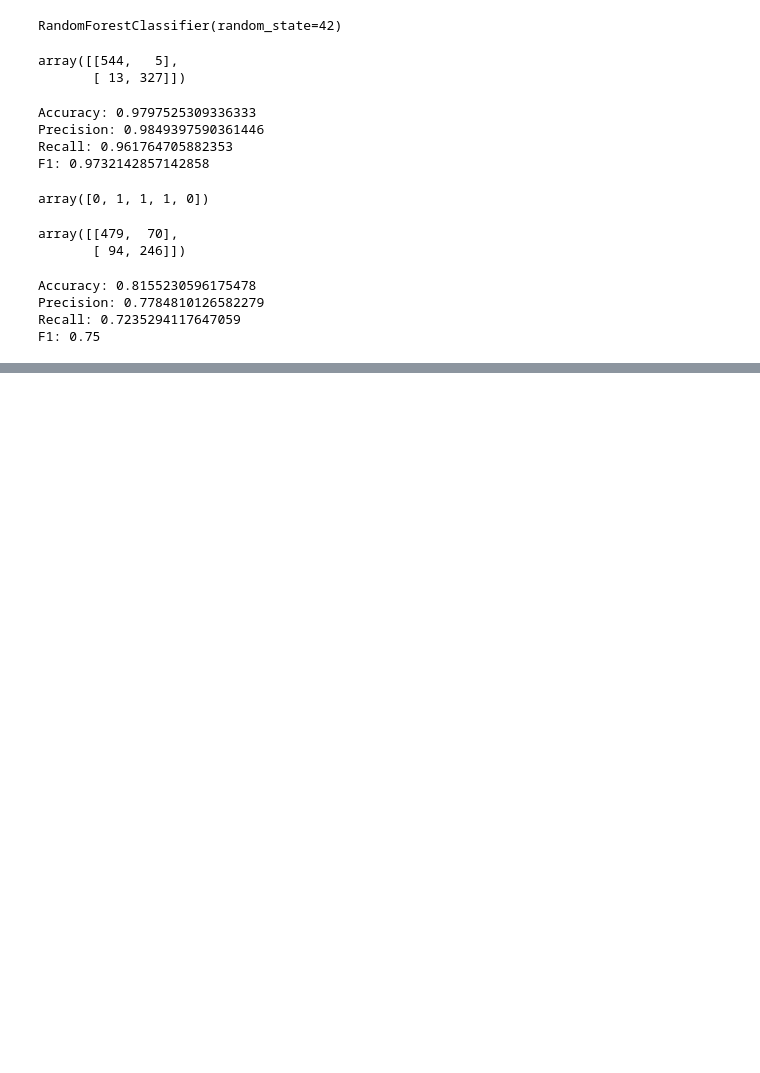
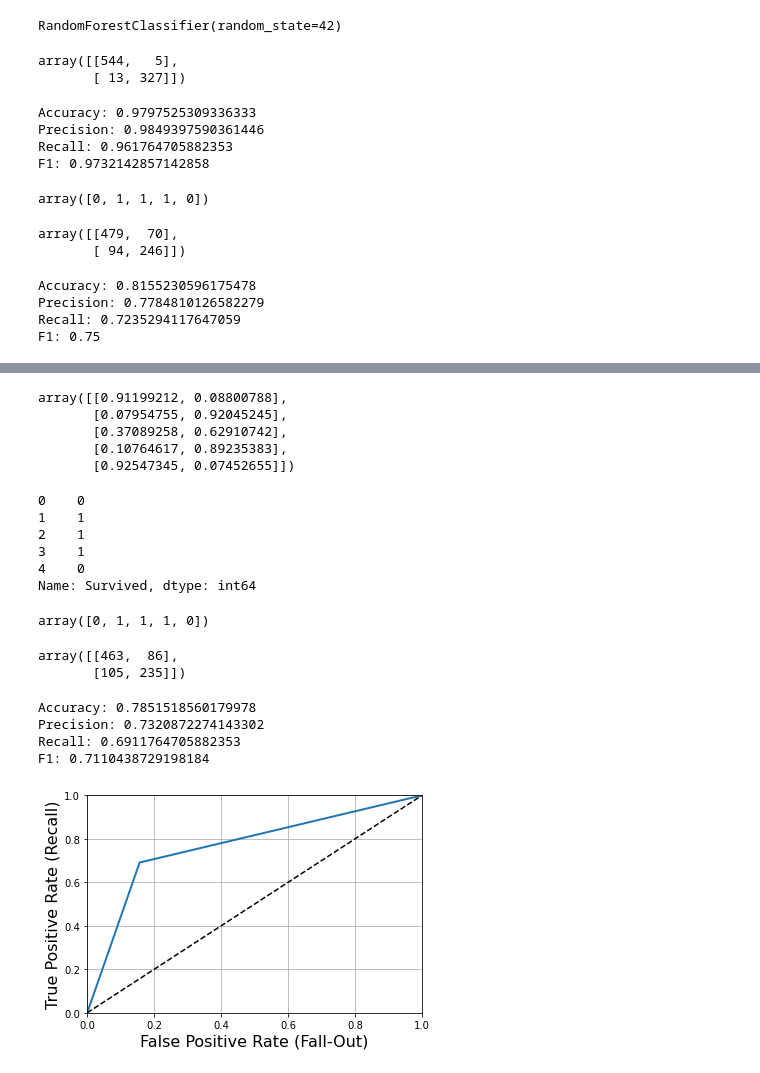
Before and after one commit to Shredder42/titanic, a Jupyter notebook: analysis.ipynb, the cells around one changed output, grey strips where cells are left out. Drawn from its saved outputs; the diff is of its cells as text; code cells hidden in the pictures; blank space fills up the shorter version.

Commit message:
logistic regression

```diff
--- a/analysis.ipynb
+++ b/analysis.ipynb
@@ -603,0 +607,5 @@ F1: 0.75
+# %%
+from sklearn.preprocessing import StandardScaler
+scaler = StandardScaler()
+# %%
+X_scaled = scaler.fit_transform(X)
@@ -603,0 +625,3 @@ F1: 0.75
+# %%
+log_reg = LogisticRegression()
+log_reg.fit(X_scaled,y)
@@ -603,0 +634,39 @@ F1: 0.75
+# %%
+log_reg.predict_proba(X_scaled[:5])
+# %% [output]
+array([[0.91199212, 0.08800788],
+       [0.07954755, 0.92045245],
+       [0.37089258, 0.62910742],
+       [0.10764617, 0.89235383],
+       [0.92547345, 0.07452655]])
+# %%
+y[:5]
+# %% [output]
+0    0
+1    1
+2    1
+3    1
+4    0
+Name: Survived, dtype: int64
+# %%
+y_logistic_pred = cross_val_predict(log_reg, X_scaled, y, cv=5)
+y_logistic_pred[:5]
+# %% [output]
+array([0, 1, 1, 1, 0])
+# %%
+confusion_matrix(y, y_logistic_pred)
+# %% [output]
+array([[463,  86],
+       [105, 235]])
+# %%
+print_metrics(y, y_logistic_pred)
+# %% [output]
+Accuracy: 0.7851518560179978
+Precision: 0.7320872274143302
+Recall: 0.6911764705882353
+F1: 0.7110438729198184
+# %%
+log_fpr, log_tpr, log_thresholds_roc = roc_curve(y, y_logistic_pred)
+plot_roc_curve(log_fpr, log_tpr)
+# %% [output]
+[figure, added]
```
Also changed, not shown: parts of 6 cells of this notebook.
